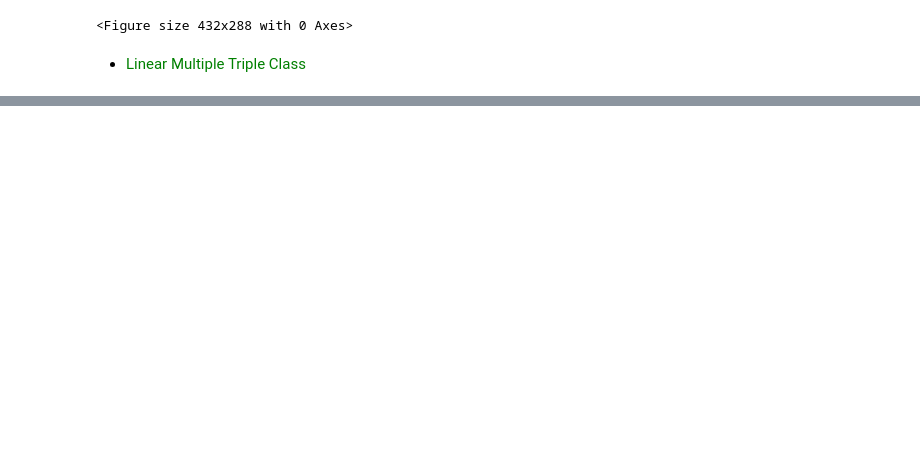
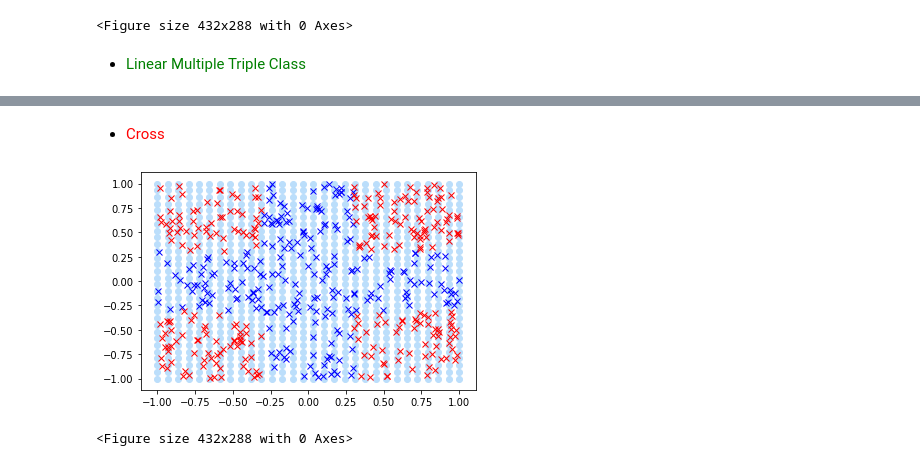
Before and after one commit to HadarakDev/ProjetAnnuel3IBD, a Jupyter notebook: projet/python/jupyter/testSvm.ipynb, the cells around one changed output, grey strips where cells are left out. Cells and saved outputs as stored; diff of their text form; code cells hidden in the pictures; blank space fills up the shorter version.

```diff
--- a/projet/python/jupyter/testSvm.ipynb
+++ b/projet/python/jupyter/testSvm.ipynb
@@ -183 +184,38 @@ plt.clf()
 <Figure size 432x288 with 0 Axes>
+# %% [markdown]
+- <font color=red>Cross</font>
+# %%
+# Points Data
+Xnp = np.random.random((500, 2)) * 2.0 - 1.0
+Ynp = np.array([1 if abs(p[0]) <= 0.3 or abs(p[1]) <= 0.3 else -1 for p in Xnp], dtype=float)
+X = matrixToArray(Xnp.tolist())
+Y = Ynp.tolist()
+
+bigMatrix = getBigMatrix(Xnp, Ynp)
+alpha = getAlpha(bigMatrix, Ynp)
+
+# Load Matrix X
+pMatrixX = loadTestCase(myDll, X, Xnp.shape[0], Xnp.shape[1], 0)
+
+# Load Matrix Y
+pMatrixY = loadTestCase(myDll, Y, Ynp.shape[0], 1, 0)
+
+# Get Alphas as eigen::vector
+alphaVector = datasetToVector(myDll,alpha, 0)
+
+
+WVector = fitSvm(myDll, pMatrixX, pMatrixY, alphaVector)
+
+X1 = np.linspace(-1, 1, 30)
+X2 = np.linspace(-1, 1, 30)
+
+# Predict points to test if Model is working
+displaySVMClassifResult2D(myDll, WVector, X1, X2)
+
+# Display data points
+plot_dataset(Xnp, Ynp)
+plt.show()
+plt.clf()
+# %% [output]
+[figure, added]
+<Figure size 432x288 with 0 Axes>
```
Also changed, not shown: parts of 10 cells of this notebook, 6 other files.
